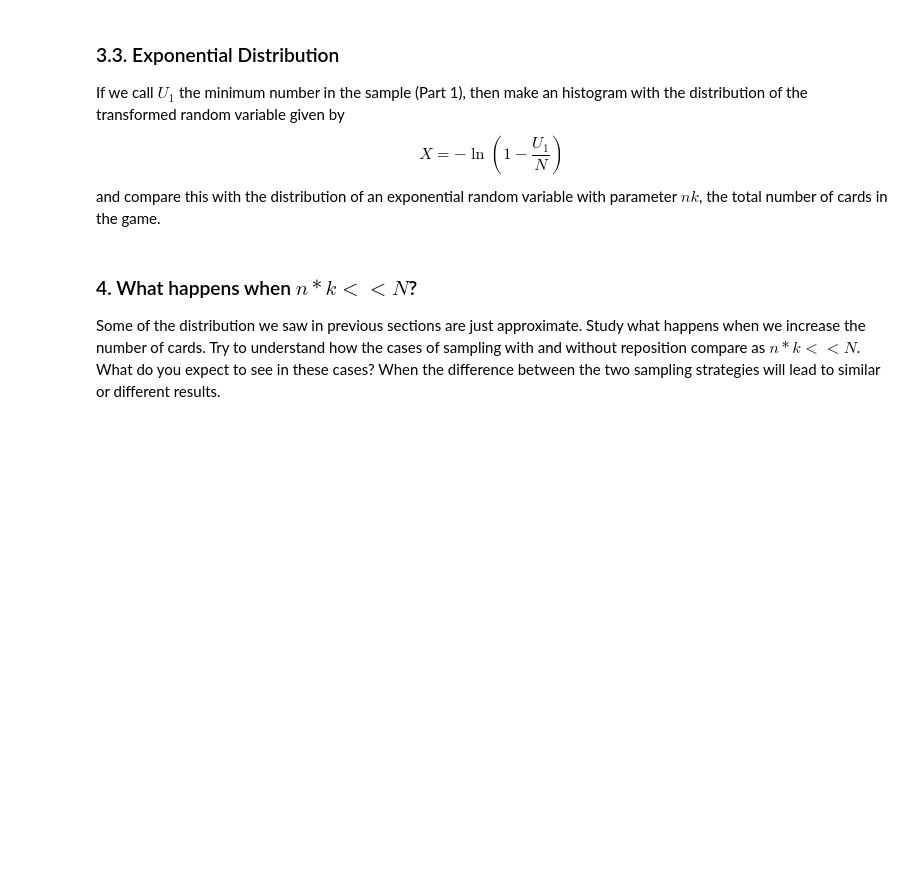
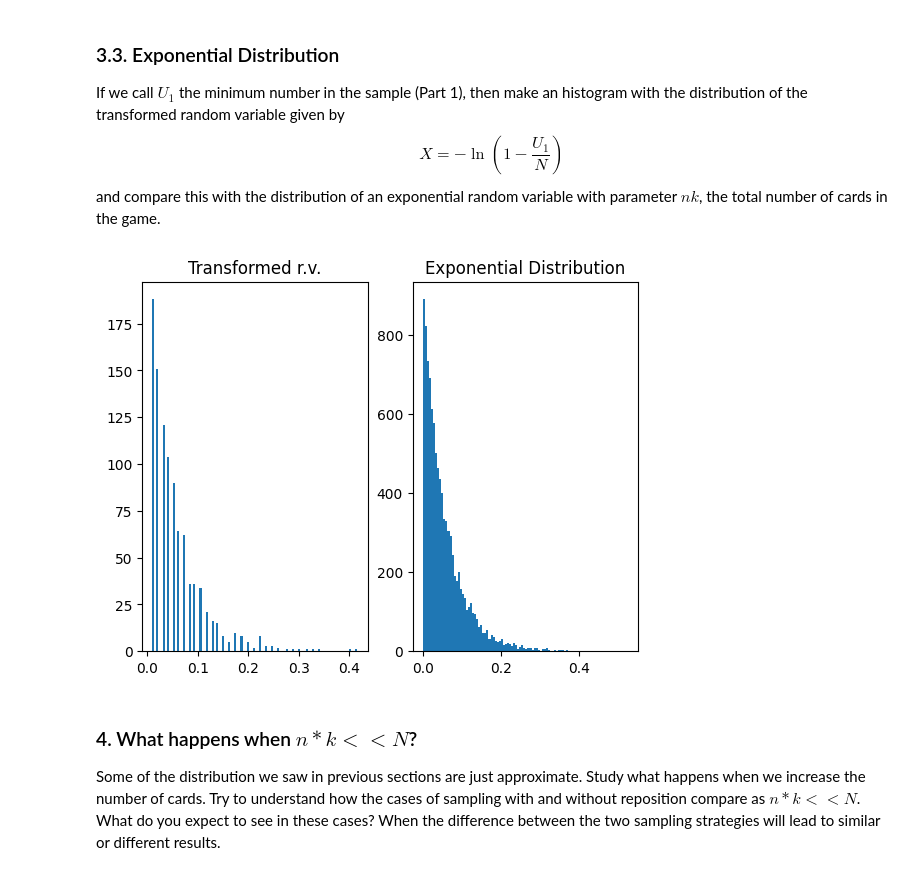
Before and after one commit to UCB-stat-201a-fall23/projectno1-themind-alt2177, a Jupyter notebook: Project01-TheMind.ipynb, the cells around one changed output. Cells and saved outputs as stored; diff of their text form; code cells hidden in the pictures; blank space fills up the shorter version.

```diff
--- a/Project01-TheMind.ipynb
+++ b/Project01-TheMind.ipynb
@@ -399,6 +409,59 @@ $$
 X = - \ln \left( 1 - \frac{U_1}{N} \right)
 $$
 and compare this with the distribution of an exponential random variable with parameter $nk$, the total number of cards in the game.
+# %%
+
+# Initialization
+N = 100
+n = 6
+k = 3
+n_iter = 1000
+
+def x_pdf(U: list, N: int) -> list:
+    """Transformed random variable X
+
+    Args:
+        U: list with the mins
+        N: number of cards
+
+    Returns:
+        x: transformed r.v.
+    """
+    u = np.array(U)
+    x = - np.log(1 - u / N )
+    return x
+
+def make_plots(x: list) -> None:
+    """Plot exponential distribution and results of simulation
+
+    Args:
+        x: results from simulation
+    Returns:
+        None
+    """
+    # generate exponential pdf
+    n_points = np.linspace(0, 0.4, 10000)
+    s = 1 / (n * k)
+    expo = np.random.exponential(s, len(n_points))
+
+    # Plotting
+    fig, axes = plt.subplots(1, 2)
+    axes[0].hist(x, bins = N)
+    axes[0].set_title("Transformed r.v.")
+    axes[1].hist(expo, bins = N)
+    axes[1].set_title("Exponential Distribution")
+    plt.show()
+
+def main():
+    U = sim_min(N, n, k, n_iter)
+    x = x_pdf(U, N)
+    make_plots(x)
+
+
+if __name__ == "__main__":
+    main()
+# %% [output]
+[figure, added]
 # %% [markdown]
 ### 4. What happens when $n * k << N$?
 
```
Also changed, not shown: parts of 3 cells of this notebook.
